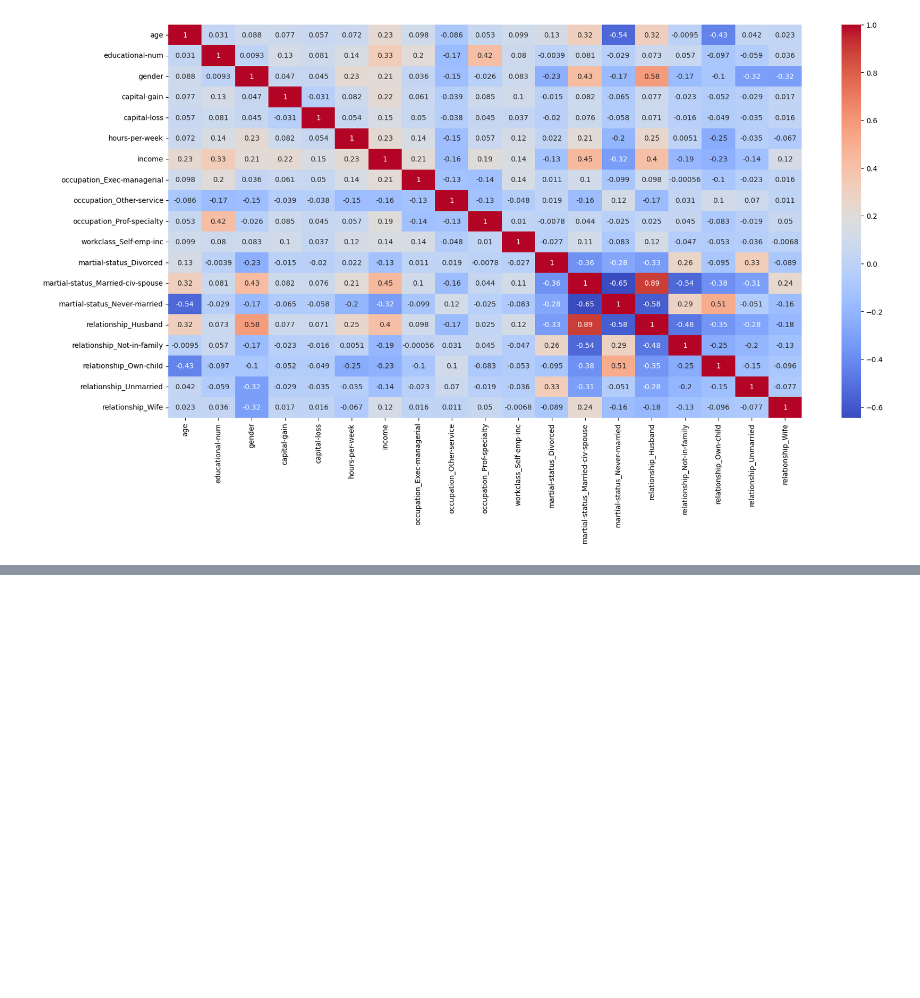
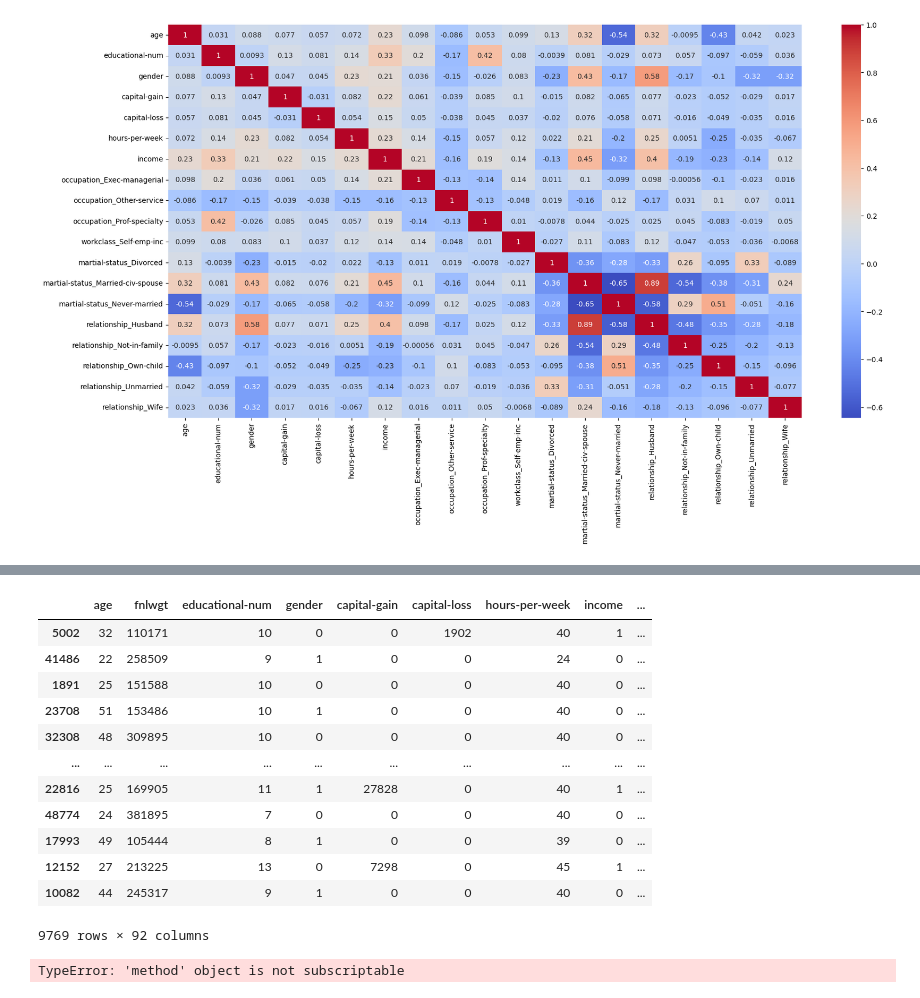
Before and after one commit to gappeah/Income-Prediction-ML, a Jupyter notebook: main.ipynb, the cells around one changed output, grey strips where cells are left out. Drawn from its saved outputs; the diff is of its cells as text; code cells hidden in the pictures; blank space fills up the shorter version.

```diff
--- a/main.ipynb
+++ b/main.ipynb
@@ -212,0 +232,24 @@ from sklearn.metrics import accuracy_score
+# %%
+test_df
+# %% [output]
+|  | age | fnlwgt | educational-num | gender | capital-gain | capital-loss | hours-per-week | income | ... |
+| 5002 | 32 | 110171 | 10 | 0 | 0 | 1902 | 40 | 1 | ... |
+| 41486 | 22 | 258509 | 9 | 1 | 0 | 0 | 24 | 0 | ... |
+| 1891 | 25 | 151588 | 10 | 0 | 0 | 0 | 40 | 0 | ... |
+| 23708 | 51 | 153486 | 10 | 1 | 0 | 0 | 40 | 0 | ... |
+| 32308 | 48 | 309895 | 10 | 0 | 0 | 0 | 40 | 0 | ... |
+| ... | ... | ... | ... | ... | ... | ... | ... | ... | ... |
+| 22816 | 25 | 169905 | 11 | 1 | 27828 | 0 | 40 | 1 | ... |
+| 48774 | 24 | 381895 | 7 | 0 | 0 | 0 | 40 | 0 | ... |
+| 17993 | 49 | 105444 | 8 | 1 | 0 | 0 | 39 | 0 | ... |
+| 12152 | 27 | 213225 | 13 | 0 | 7298 | 0 | 45 | 1 | ... |
+| 10082 | 44 | 245317 | 9 | 1 | 0 | 0 | 40 | 0 | ... |
+9769 rows × 92 columns
+# %%
+train_X = train_df.drop('income', axis=1)
+train_y = train_df['income']
+
+test_X = test_df.drop('income', axis=1)
+test_y = test_df['income']
+# %% [output]
+TypeError: 'method' object is not subscriptable
```
Also changed, not shown: parts of 2 cells of this notebook.
